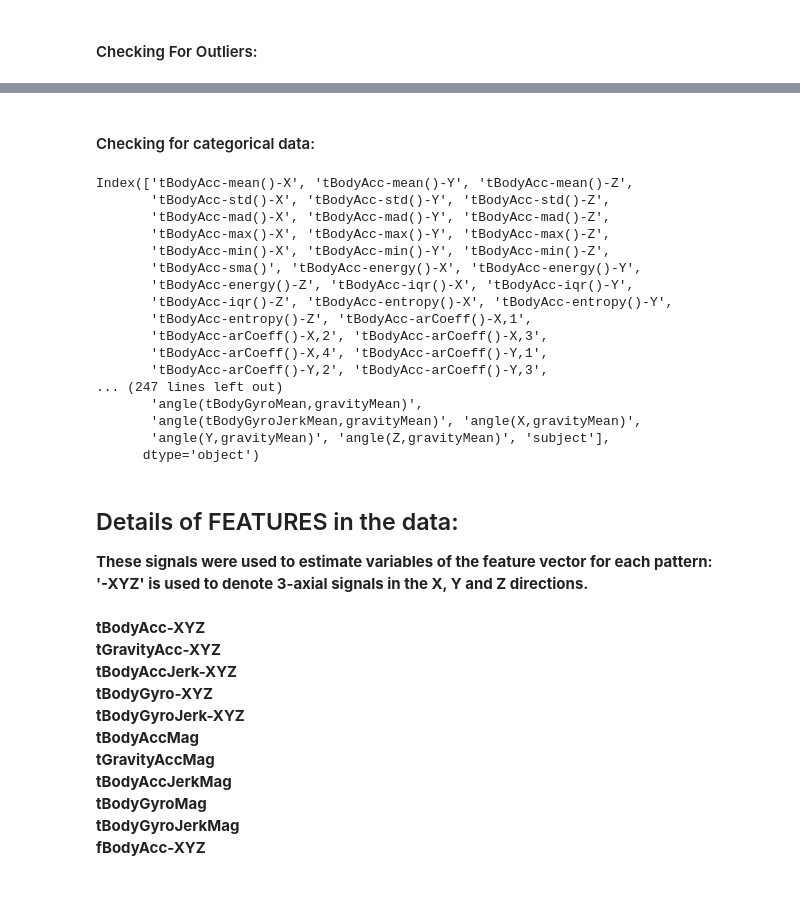
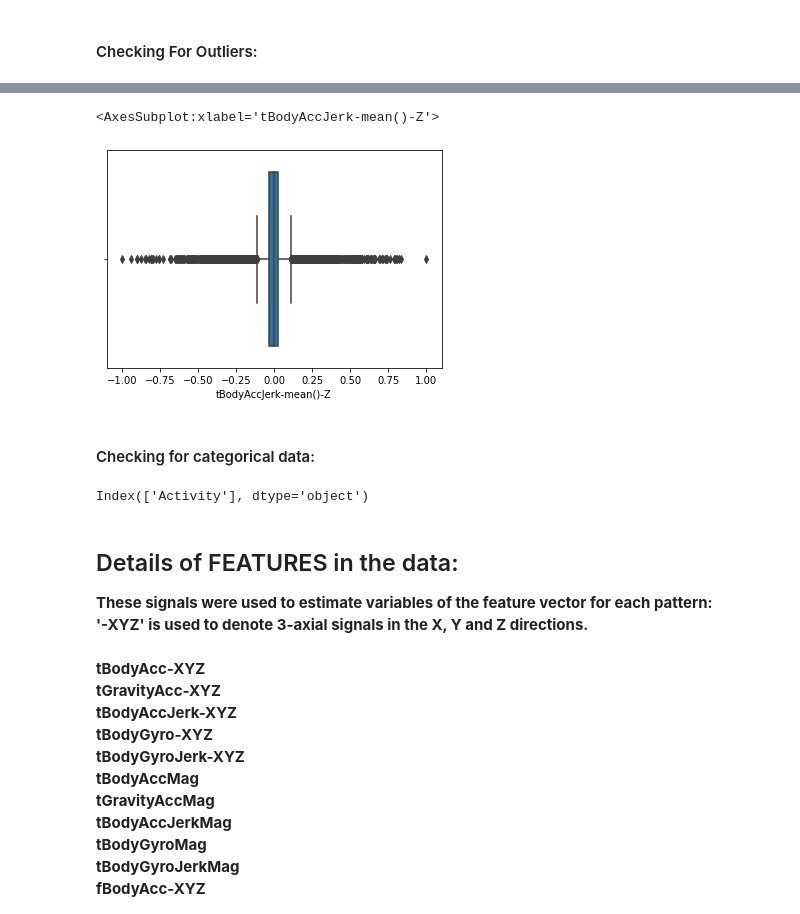
Before and after one commit to GopiBollineni2904/AI-ML, a Jupyter notebook: Projects/Human Activity Prediction/HAP[Using SP data].ipynb, the cells around one changed output, grey strips where cells are left out. Cells and saved outputs as stored; diff of their text form; code cells hidden in the pictures; blank space fills up the shorter version.

```diff
--- a/Projects/Human Activity Prediction/HAP[Using SP data].ipynb
+++ b/Projects/Human Activity Prediction/HAP[Using SP data].ipynb
@@ -164,25 +175,15 @@ sns.boxplot(train["tBodyAcc-entropy()-Z"])
+# %%
+#box plot for 'tBodyAccJerk-mean()-Z' column
+sns.boxplot(train["tBodyAccJerk-mean()-Z"])
+# %% [output]
+<AxesSubplot:xlabel='tBodyAccJerk-mean()-Z'>
+[figure, added]
 # %% [markdown]
 #### Checking for categorical data:
 # %%
-train.select_dtypes(include=['float','int']).columns
+train.select_dtypes(include=['object']).columns
 # %% [output]
-Index(['tBodyAcc-mean()-X', 'tBodyAcc-mean()-Y', 'tBodyAcc-mean()-Z',
-       'tBodyAcc-std()-X', 'tBodyAcc-std()-Y', 'tBodyAcc-std()-Z',
-       'tBodyAcc-mad()-X', 'tBodyAcc-mad()-Y', 'tBodyAcc-mad()-Z',
-       'tBodyAcc-max()-X', 'tBodyAcc-max()-Y', 'tBodyAcc-max()-Z',
-       'tBodyAcc-min()-X', 'tBodyAcc-min()-Y', 'tBodyAcc-min()-Z',
-       'tBodyAcc-sma()', 'tBodyAcc-energy()-X', 'tBodyAcc-energy()-Y',
-       'tBodyAcc-energy()-Z', 'tBodyAcc-iqr()-X', 'tBodyAcc-iqr()-Y',
-       'tBodyAcc-iqr()-Z', 'tBodyAcc-entropy()-X', 'tBodyAcc-entropy()-Y',
-       'tBodyAcc-entropy()-Z', 'tBodyAcc-arCoeff()-X,1',
-       'tBodyAcc-arCoeff()-X,2', 'tBodyAcc-arCoeff()-X,3',
-       'tBodyAcc-arCoeff()-X,4', 'tBodyAcc-arCoeff()-Y,1',
-       'tBodyAcc-arCoeff()-Y,2', 'tBodyAcc-arCoeff()-Y,3',
-... (247 lines left out)
-       'angle(tBodyGyroMean,gravityMean)',
-       'angle(tBodyGyroJerkMean,gravityMean)', 'angle(X,gravityMean)',
-       'angle(Y,gravityMean)', 'angle(Z,gravityMean)', 'subject'],
-      dtype='object')
+Index(['Activity'], dtype='object')
 # %% [markdown]
 ## Details of FEATURES in the data:
 <strong>These signals were used to estimate variables of the feature vector for each pattern:<br>
```
Also changed, not shown: parts of 45 cells of this notebook, 1 other file.
